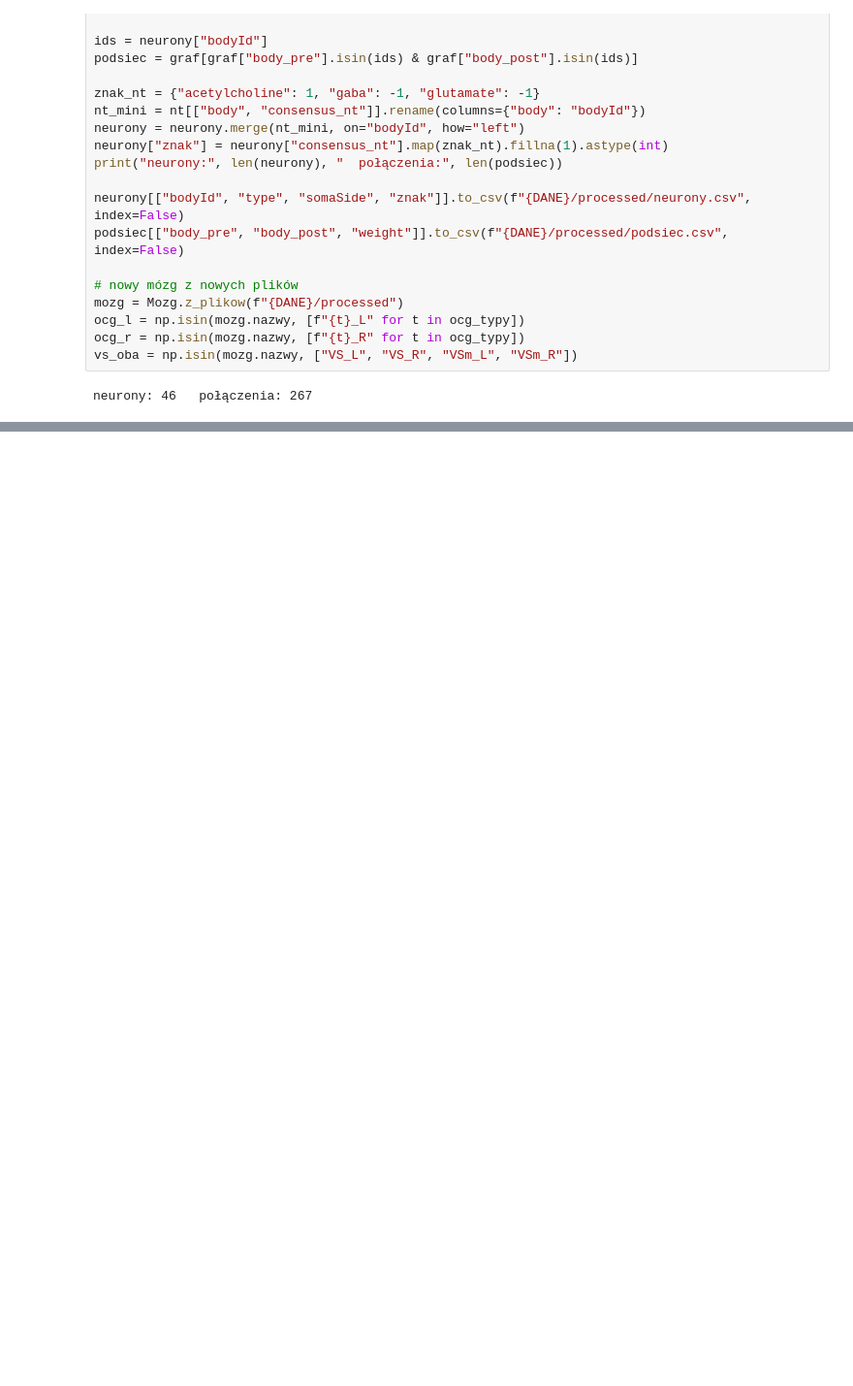
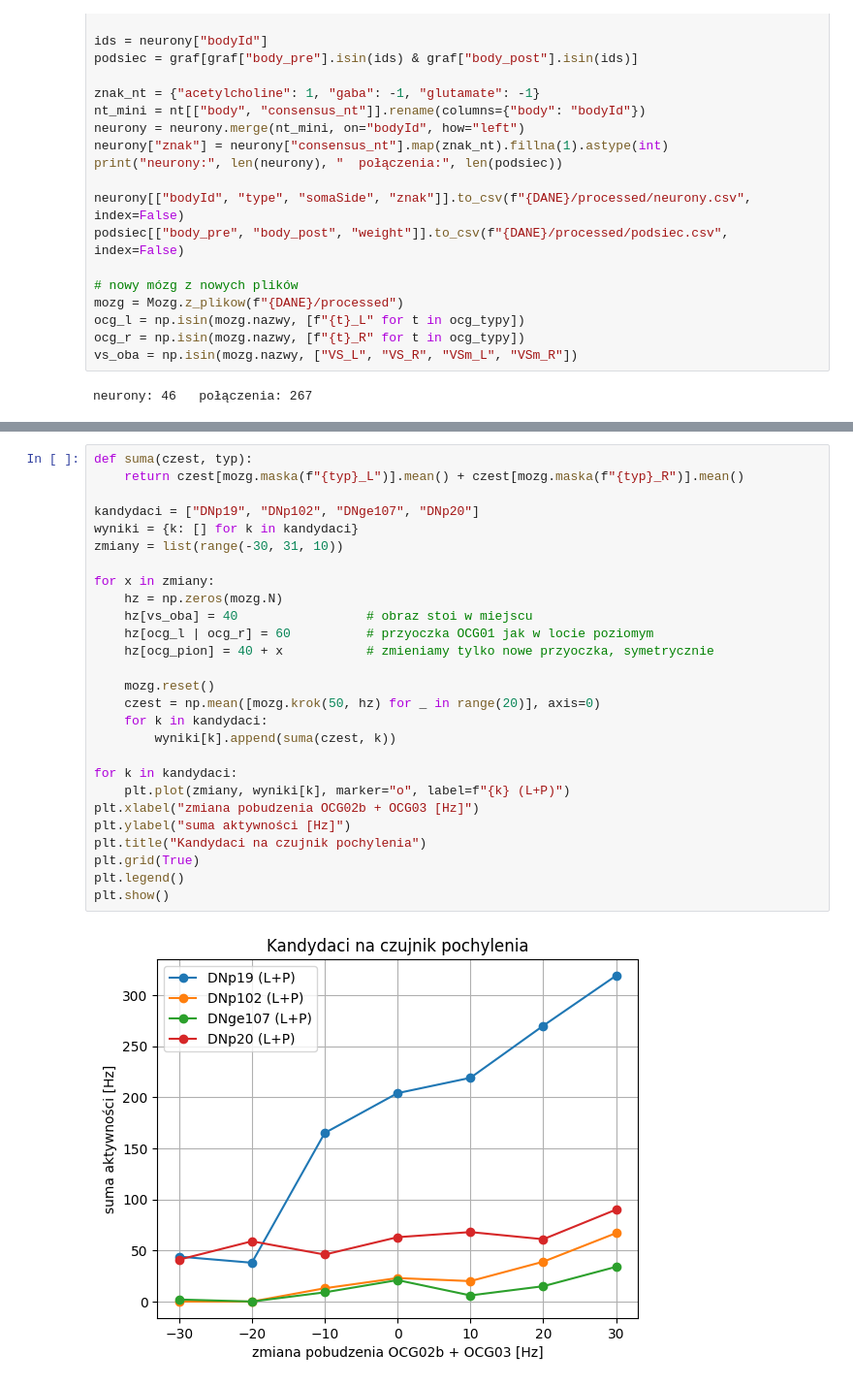
Before and after one commit to Explorjus/Fly-autopilot, a Jupyter notebook: notebooks/muszka.ipynb, the cells around one changed output, grey strips where cells are left out. Shown at 97% size. Saved outputs shown, nothing was run; the diff lists cells and outputs as text; blank space fills up the shorter version.

```diff
--- a/notebooks/muszka.ipynb
+++ b/notebooks/muszka.ipynb
@@ -815,0 +916,29 @@ neurony: 46   połączenia: 267
+# %%
+def suma(czest, typ):
+    return czest[mozg.maska(f"{typ}_L")].mean() + czest[mozg.maska(f"{typ}_R")].mean()
+
+kandydaci = ["DNp19", "DNp102", "DNge107", "DNp20"]
+wyniki = {k: [] for k in kandydaci}
+zmiany = list(range(-30, 31, 10))
+
+for x in zmiany:
+    hz = np.zeros(mozg.N)
+    hz[vs_oba] = 40                 # obraz stoi w miejscu
+    hz[ocg_l | ocg_r] = 60          # przyoczka OCG01 jak w locie poziomym
+    hz[ocg_pion] = 40 + x           # zmieniamy tylko nowe przyoczka, symetrycznie
+
+    mozg.reset()
+    czest = np.mean([mozg.krok(50, hz) for _ in range(20)], axis=0)
+    for k in kandydaci:
+        wyniki[k].append(suma(czest, k))
+
+for k in kandydaci:
+    plt.plot(zmiany, wyniki[k], marker="o", label=f"{k} (L+P)")
+plt.xlabel("zmiana pobudzenia OCG02b + OCG03 [Hz]")
+plt.ylabel("suma aktywności [Hz]")
+plt.title("Kandydaci na czujnik pochylenia")
+plt.grid(True)
+plt.legend()
+plt.show()
+# %% [output]
+[figure, added]
```
Also changed, not shown: parts of 12 cells of this notebook, 2 other files.
